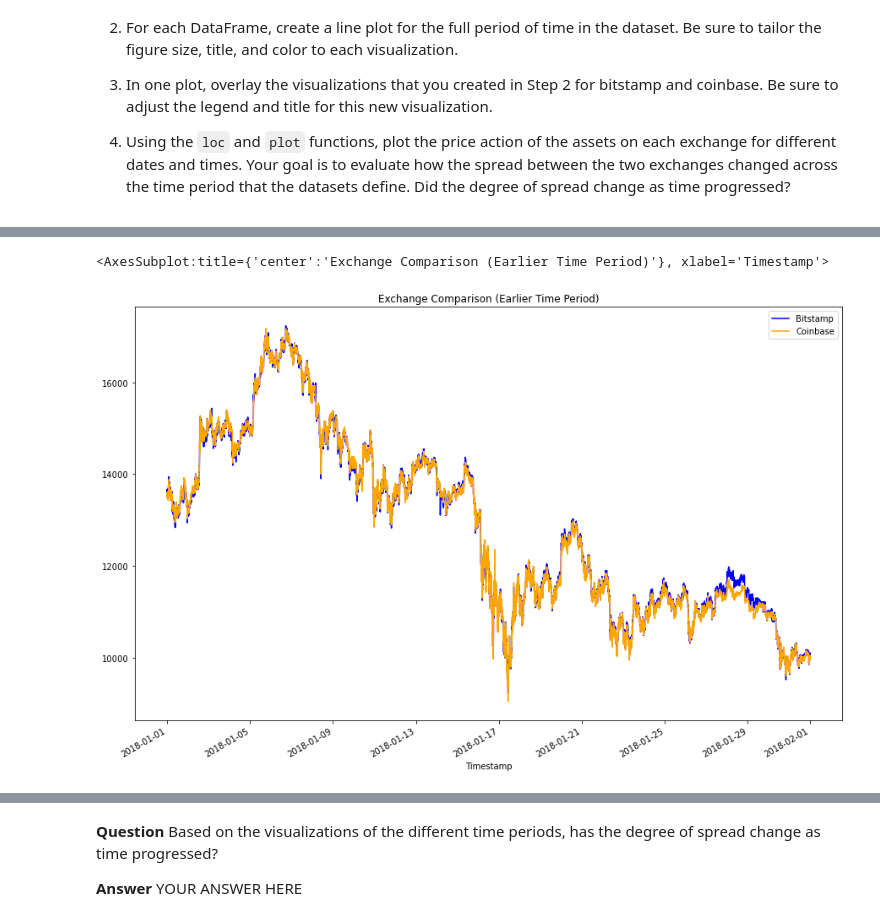
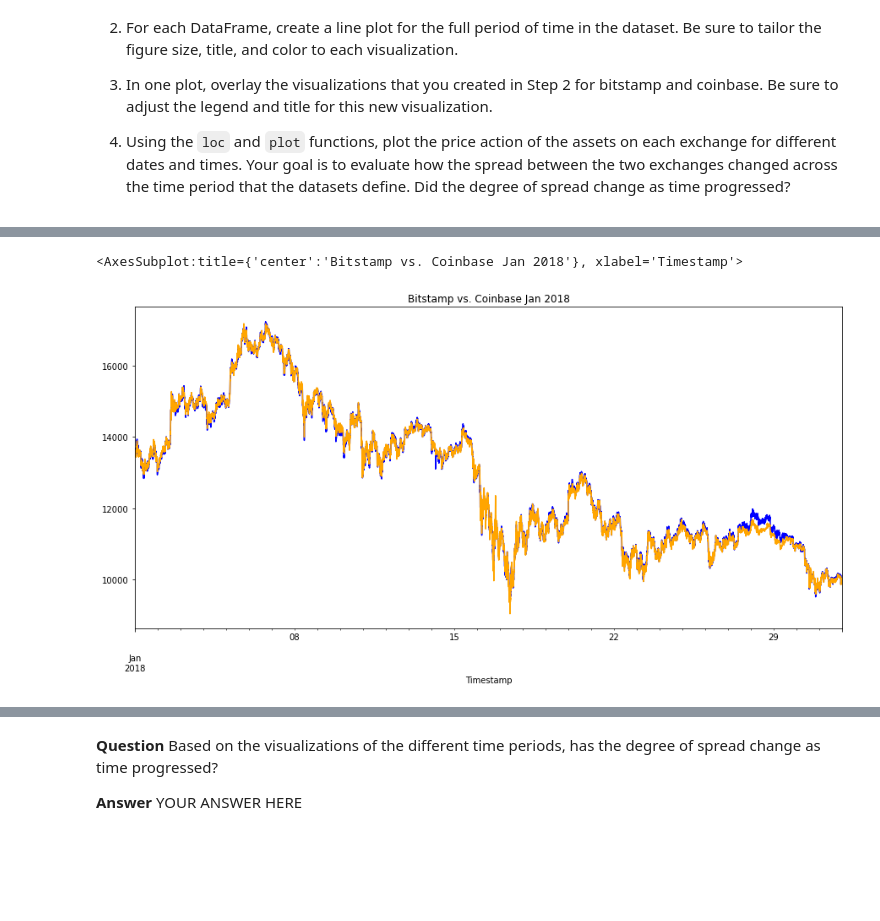
Before and after one commit to dhockenb/Challenge-3, a Jupyter notebook: crypto_arbitrage.ipynb, the cells around one changed output, grey strips where cells are left out. Saved outputs shown, nothing was run; the diff lists cells and outputs as text; code cells hidden in the pictures; blank space fills up the shorter version.

```diff
--- a/crypto_arbitrage.ipynb
+++ b/crypto_arbitrage.ipynb
@@ -179,8 +179,8 @@ Select the data you want to analyze. Use `loc` or `iloc` to select the following
 * Close
 # %%
 # Use loc or iloc to select `Timestamp (the index)` and `Close` from bitstamp DataFrame
-bitstamp_sliced = # YOUR CODE HERE
+bitstamp_sliced = bitstamp.iloc[:, 0]
 
 # Review the first five rows of the DataFrame
-# YOUR CODE HERE
+bitstamp_sliced.head()
 # %% [output]
@@ -194,7 +194,7 @@ bitstamp_sliced = # YOUR CODE HERE
 # %%
 # Use loc or iloc to select `Timestamp (the index)` and `Close` from coinbase DataFrame
-coinbase_sliced = # YOUR CODE HERE
+coinbase_sliced = coinbase.iloc[:, 0]
 
 # Review the first five rows of the DataFrame
-# YOUR CODE HERE
+coinbase_sliced.head()
 # %% [output]
@@ -268,8 +269,9 @@ Sort through the time series data associated with the bitstamp and coinbase Data
 # %%
 # Using the loc and plot functions, create an overlay plot that visualizes
-# the price action of both DataFrames for a one month period early in the dataset
+# the price action of both DataFrames for a one month period later in the dataset
 # Be sure to include the parameters: legend, figure size, title, and color and label
-# YOUR CODE HERE
+bitstamp_sliced.loc['2018-01-01' : '2018-01-31'].plot(figsize=(15, 7), title='Bitstamp vs. Coinbase Jan 2018', color='blue')
+coinbase_sliced.loc['2018-01-01' : '2018-01-31'].plot(figsize=(15, 7), color='orange')
 # %% [output]
-<AxesSubplot:title={'center':'Exchange Comparison (Earlier Time Period)'}, xlabel='Timestamp'>
+<AxesSubplot:title={'center':'Bitstamp vs. Coinbase Jan 2018'}, xlabel='Timestamp'>
-[figure, old version]
+[figure, new version]
```
Also changed, not shown: parts of 33 cells of this notebook.
